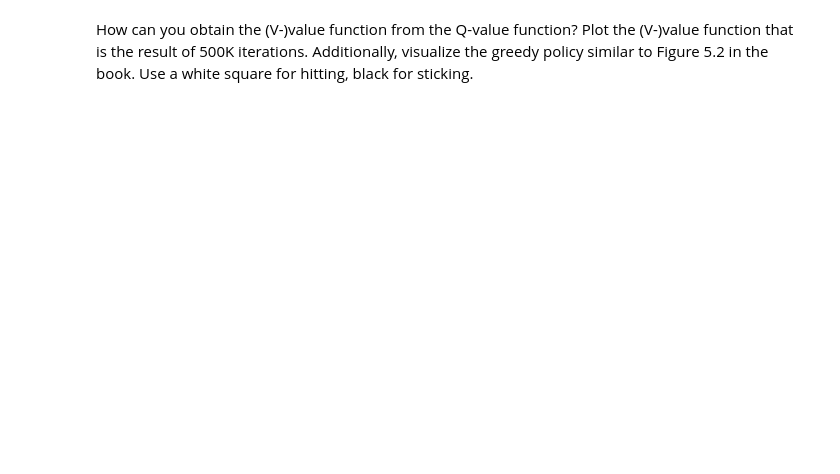
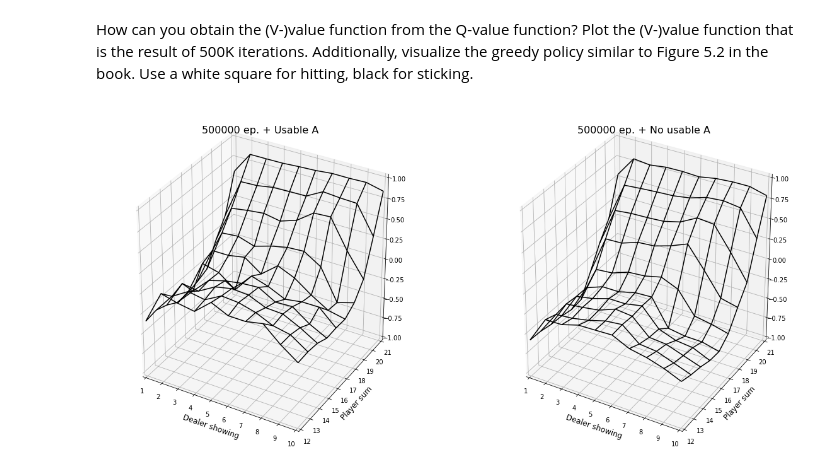
Before and after one commit to TraianVidrascu/RL, a Jupyter notebook: lab1/lab1.ipynb, the cells around one changed output. Saved outputs shown, nothing was run; the diff lists cells and outputs as text; code cells hidden in the pictures; blank space fills up the shorter version.

```diff
--- a/lab1/lab1.ipynb
+++ b/lab1/lab1.ipynb
@@ -513,6 +513,7 @@ Now we have a method to evaluate state-values given a policy. Take a moment to t
 
 We want a policy that selects _actions_ with maximum value, e.g. is _greedy_ with respect to the _action-value_ (or Q-value) function $Q(s,a)$. We need to keep exploring, so with probability $\epsilon$ we will take a random action. First, lets implement a function `make_epsilon_greedy_policy` that takes the Q-value function and returns an $\epsilon$-greedy policy. The policy itself is a function that returns an action.
 # %%
+import random
 def make_epsilon_greedy_policy(Q, epsilon, nA):
     """
     Creates an epsilon-greedy policy based on a given Q-function and epsilon.
@@ -530,7 +531,12 @@ def make_epsilon_greedy_policy(Q, epsilon, nA):
     """
     def policy_fn(observation):
         # YOUR CODE HERE
-        raise NotImplementedError()
+        action = np.argmax(Q[observation])
+        if random.random() < 1 - epsilon:
+            return action
+        action = random.randrange(0,nA)
+        return action
+
     return policy_fn
 # %%
 def mc_control_epsilon_greedy(env, num_episodes, discount_factor=1.0, epsilon=0.1):
@@ -583,0 +623,46 @@ raise NotImplementedError()
+# %%
+# YOUR CODE HERE
+epsilon = 0.1
+V = defaultdict(float)
+for key in Q.keys():
+    best_action = np.argmax(Q[key])
+    for action in range(env.nA):
+        V[key] += epsilon / env.nA * Q[key][action]
+    V[key] += (1 - epsilon) * Q[key][best_action]
+# %%
+from mpl_toolkits import mplot3d
+%matplotlib inline
+import numpy as np
+import matplotlib.pyplot as plt
+
+x = np.arange(12, 22, 1)
+y = np.arange(1, 11, 1)
+X, Y = np.meshgrid(x, y)
+
+fig = plt.figure(figsize=(20,10))
+
+# 500000, True
+ax = fig.add_subplot(1, 2, 1, projection='3d')
+Z = get_Z(V, X, Y, True)
+ax.plot_wireframe(Y, X, Z, color='black')
+ax.set_title('500000 ep. + Usable A', fontsize=16);
+ax.set_xlabel('Dealer showing', fontsize=12)
+ax.set_ylabel('Player sum', fontsize=12)
+ax.set_xlim3d(1, 10)
+ax.set_ylim3d(12,21)
+ax.set_zlim3d(-1,1)
+
+# 500000, False
+ax = fig.add_subplot(1, 2, 2, projection='3d')
+Z = get_Z(V, X, Y, False)
+ax.plot_wireframe(Y, X, Z, color='black')
+ax.set_title('500000 ep. + No usable A', fontsize=16);
+ax.set_xlabel('Dealer showing', fontsize=12)
+ax.set_ylabel('Player sum', fontsize=12)
+ax.set_xlim3d(1, 10)
+ax.set_ylim3d(12,21)
+ax.set_zlim3d(-1,1)
+
+plt.show()
+# %% [output]
+[figure, added]
```
Also changed, not shown: parts of 3 cells of this notebook.
